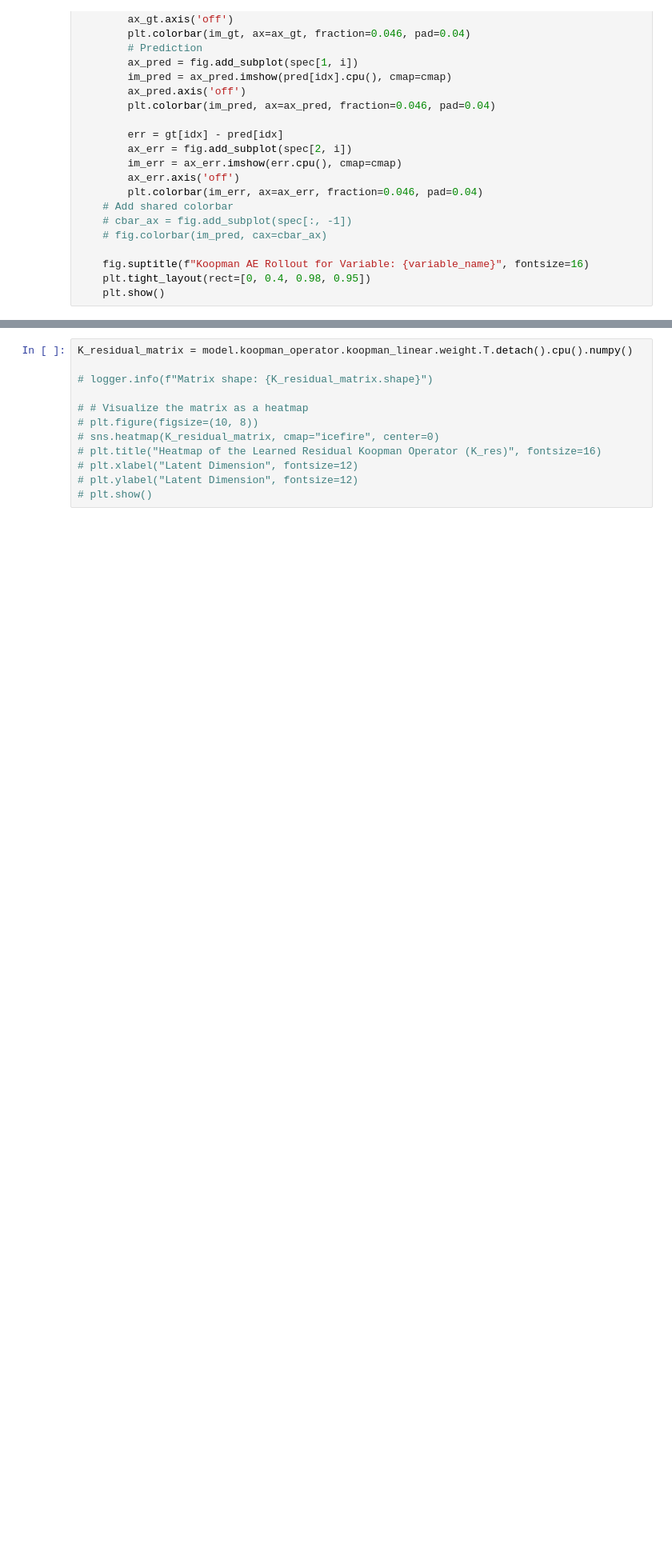
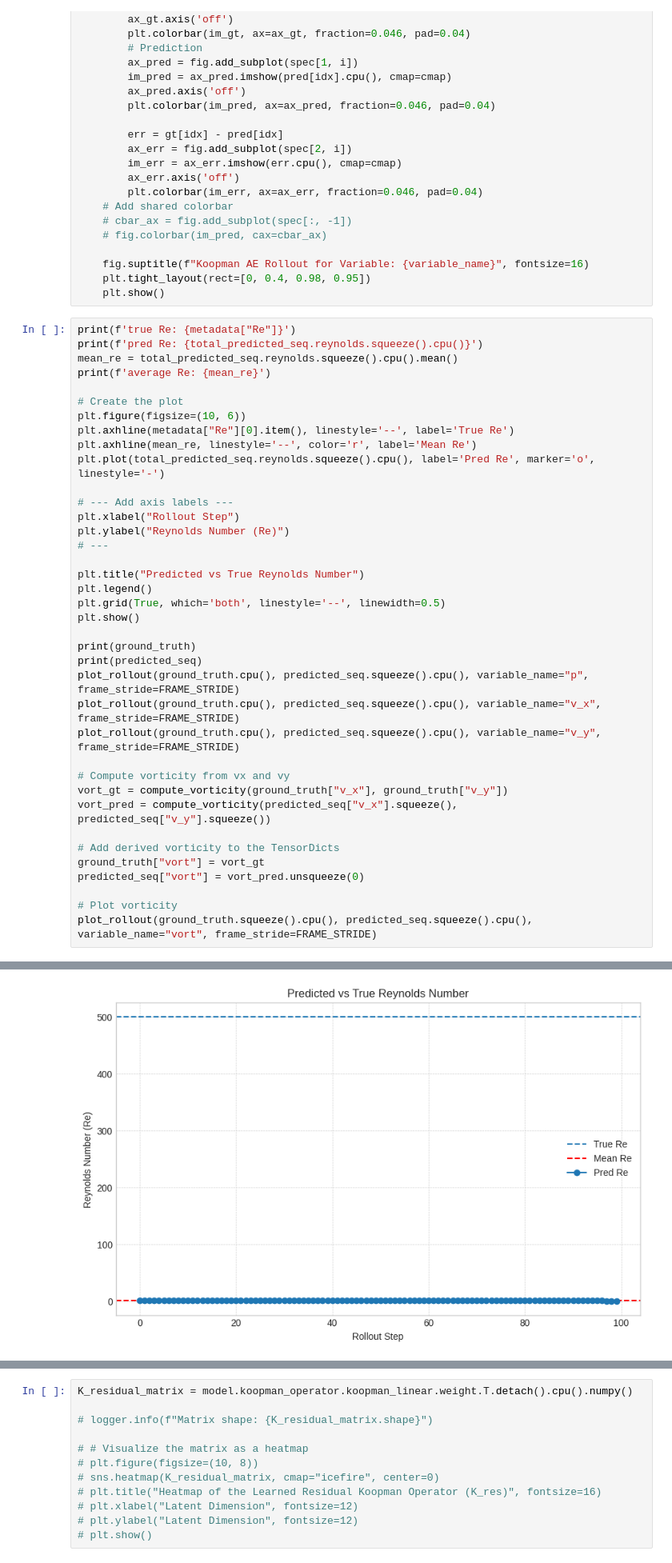
Before and after one commit to rg625/ocean_forecasting, a Jupyter notebook: koopman_autoencoder/test.ipynb, the cells around one changed output, grey strips where cells are left out. Shown at 80% size. Saved outputs shown, nothing was run; the diff lists cells and outputs as text; blank space fills up the shorter version.

```diff
--- a/koopman_autoencoder/test.ipynb
+++ b/koopman_autoencoder/test.ipynb
@@ -208,3 +206,42 @@ def plot_rollout(gt_dict, pred_dict, variable_name, frame_stride=5):
     fig.suptitle(f"Koopman AE Rollout for Variable: {variable_name}", fontsize=16)
     plt.tight_layout(rect=[0, 0.4, 0.98, 0.95])
     plt.show()
+# %%
+print(f'true Re: {metadata["Re"]}')
+print(f'pred Re: {total_predicted_seq.reynolds.squeeze().cpu()}')
+mean_re = total_predicted_seq.reynolds.squeeze().cpu().mean()
+print(f'average Re: {mean_re}')
+
+# Create the plot
+plt.figure(figsize=(10, 6))
+plt.axhline(metadata["Re"][0].item(), linestyle='--', label='True Re')
+plt.axhline(mean_re, linestyle='--', color='r', label='Mean Re')
+plt.plot(total_predicted_seq.reynolds.squeeze().cpu(), label='Pred Re', marker='o', linestyle='-')
+
+# --- Add axis labels ---
+plt.xlabel("Rollout Step")
+plt.ylabel("Reynolds Number (Re)")
+# ---
+
+plt.title("Predicted vs True Reynolds Number")
+plt.legend()
+plt.grid(True, which='both', linestyle='--', linewidth=0.5)
+plt.show()
+
+print(ground_truth)
+print(predicted_seq)
+plot_rollout(ground_truth.cpu(), predicted_seq.squeeze().cpu(), variable_name="p", frame_stride=FRAME_STRIDE)
+plot_rollout(ground_truth.cpu(), predicted_seq.squeeze().cpu(), variable_name="v_x", frame_stride=FRAME_STRIDE)
+plot_rollout(ground_truth.cpu(), predicted_seq.squeeze().cpu(), variable_name="v_y", frame_stride=FRAME_STRIDE)
+
+# Compute vorticity from vx and vy
+vort_gt = compute_vorticity(ground_truth["v_x"], ground_truth["v_y"])
+vort_pred = compute_vorticity(predicted_seq["v_x"].squeeze(), predicted_seq["v_y"].squeeze())
+
+# Add derived vorticity to the TensorDicts
+ground_truth["vort"] = vort_gt
+predicted_seq["vort"] = vort_pred.unsqueeze(0)
+
+# Plot vorticity
+plot_rollout(ground_truth.squeeze().cpu(), predicted_seq.squeeze().cpu(), variable_name="vort", frame_stride=FRAME_STRIDE)
+# %% [output]
@@ -210,0 +262 @@ def plot_rollout(gt_dict, pred_dict, variable_name, frame_stride=5):
+[figure, added]
```
Also changed, not shown: parts of 10 cells of this notebook, 4 other files.
